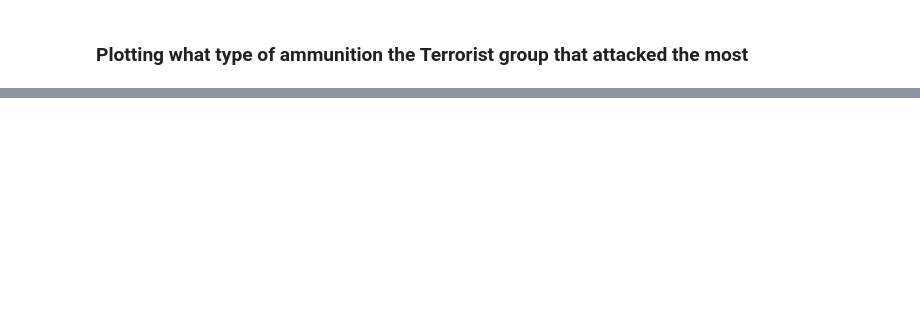
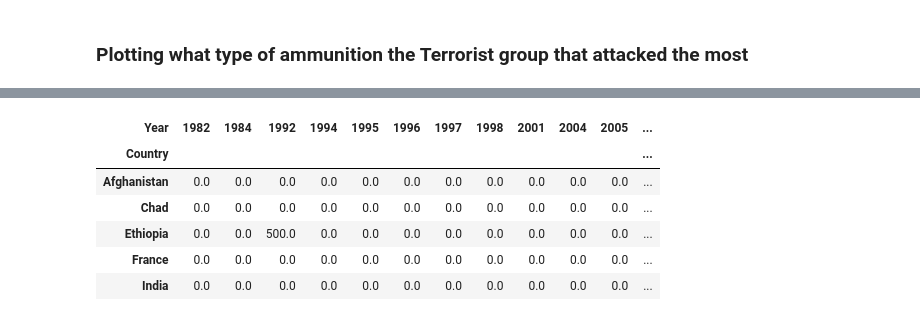
Before and after one commit to FiNiX-GaMmA/Global_terrorism-EDA_project, a Jupyter notebook: worsheet.ipynb, the cells around one changed output, grey strips where cells are left out. Drawn from its saved outputs; the diff is of its cells as text; code cells hidden in the pictures; blank space fills up the shorter version.

```diff
--- a/worsheet.ipynb
+++ b/worsheet.ipynb
@@ -359,0 +385,18 @@ plt.show()
+# %%
+data['Wounded'] = data['Wounded'].fillna(0).astype(int)
+data['Killed'] = data['Killed'].fillna(0).astype(int)
+data['casualities'] = data['Killed'] + data['Wounded']
+# %%
+data1 = data.sort_values(by='casualities',ascending=False)[:40]
+# %%
+heat=data1.pivot_table(index='Country',columns='Year',values='casualities')
+heat.fillna(0,inplace=True)
+heat.head()
+# %% [output]
+| Year | 1982 | 1984 | 1992 | 1994 | 1995 | 1996 | 1997 | 1998 | 2001 | 2004 | 2005 | ... |
+| Country |  |  |  |  |  |  |  |  |  |  |  | ... |
+| Afghanistan | 0.0 | 0.0 | 0.0 | 0.0 | 0.0 | 0.0 | 0.0 | 0.0 | 0.0 | 0.0 | 0.0 | ... |
+| Chad | 0.0 | 0.0 | 0.0 | 0.0 | 0.0 | 0.0 | 0.0 | 0.0 | 0.0 | 0.0 | 0.0 | ... |
+| Ethiopia | 0.0 | 0.0 | 500.0 | 0.0 | 0.0 | 0.0 | 0.0 | 0.0 | 0.0 | 0.0 | 0.0 | ... |
+| France | 0.0 | 0.0 | 0.0 | 0.0 | 0.0 | 0.0 | 0.0 | 0.0 | 0.0 | 0.0 | 0.0 | ... |
+| India | 0.0 | 0.0 | 0.0 | 0.0 | 0.0 | 0.0 | 0.0 | 0.0 | 0.0 | 0.0 | 0.0 | ... |
```
Also changed, not shown: parts of 10 cells of this notebook.
